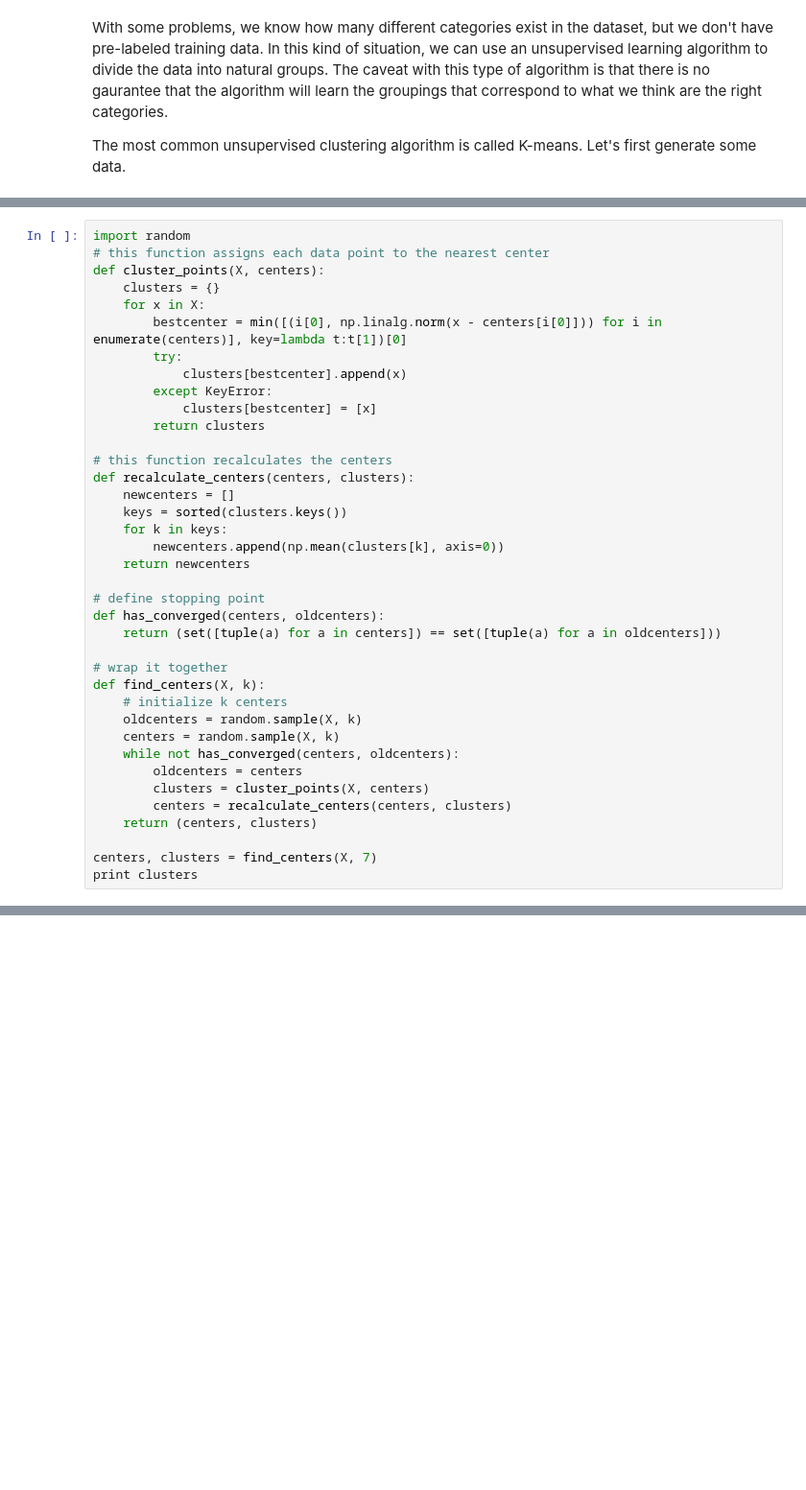
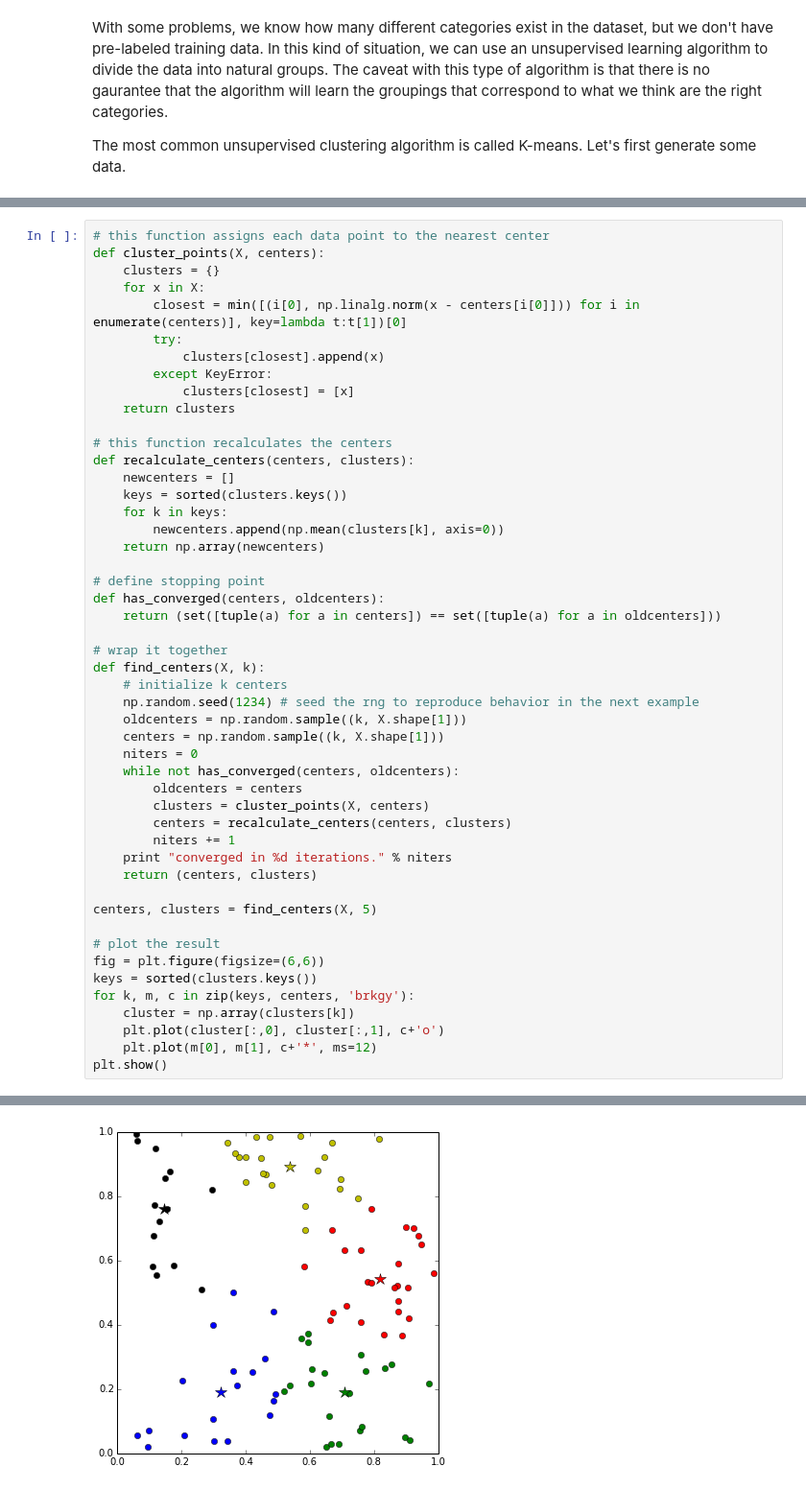
Before and after one commit to jjberry/bitshift_talk, a Jupyter notebook: 4-unsupervised-learning.ipynb, the cells around one changed output, grey strips where cells are left out. Shown at 96% size. Cells and saved outputs as stored; diff of their text form; blank space fills up the shorter version.

Commit message:
finished kmeans visualization

```diff
--- a/4-unsupervised-learning.ipynb
+++ b/4-unsupervised-learning.ipynb
@@ -22,15 +22,14 @@ Let's implement K-means and run it with $k=7$.
 # %%
-import random
 # this function assigns each data point to the nearest center
 def cluster_points(X, centers):
     clusters = {}
     for x in X:
-        bestcenter = min([(i[0], np.linalg.norm(x - centers[i[0]])) for i in enumerate(centers)], key=lambda t:t[1])[0]
+        closest = min([(i[0], np.linalg.norm(x - centers[i[0]])) for i in enumerate(centers)], key=lambda t:t[1])[0]
         try:
-            clusters[bestcenter].append(x)
+            clusters[closest].append(x)
         except KeyError:
-            clusters[bestcenter] = [x]
-        return clusters
+            clusters[closest] = [x]
+    return clusters
 
 # this function recalculates the centers
 def recalculate_centers(centers, clusters):
@@ -38,7 +37,7 @@ def recalculate_centers(centers, clusters):
     keys = sorted(clusters.keys())
     for k in keys:
         newcenters.append(np.mean(clusters[k], axis=0))
-    return newcenters
+    return np.array(newcenters)
 
 # define stopping point
 def has_converged(centers, oldcenters):
@@ -47,14 +46,26 @@ def has_converged(centers, oldcenters):
 # wrap it together
 def find_centers(X, k):
     # initialize k centers
-    oldcenters = random.sample(X, k)
-    centers = random.sample(X, k)
+    np.random.seed(1234) # seed the rng to reproduce behavior in the next example
+    oldcenters = np.random.sample((k, X.shape[1]))
+    centers = np.random.sample((k, X.shape[1]))
+    niters = 0
     while not has_converged(centers, oldcenters):
         oldcenters = centers
         clusters = cluster_points(X, centers)
         centers = recalculate_centers(centers, clusters)
+        niters += 1
+    print "converged in %d iterations." % niters
     return (centers, clusters)
 
-centers, clusters = find_centers(X, 7)
-print clusters
+centers, clusters = find_centers(X, 5)
+
+# plot the result
+fig = plt.figure(figsize=(6,6))
+keys = sorted(clusters.keys())
+for k, m, c in zip(keys, centers, 'brkgy'):
+    cluster = np.array(clusters[k])
+    plt.plot(cluster[:,0], cluster[:,1], c+'o')
+    plt.plot(m[0], m[1], c+'*', ms=12)
+plt.show()
 # %% [output]
@@ -61,0 +73 @@ print clusters
+[figure, added]
```
Also changed, not shown: parts of 5 cells of this notebook.
